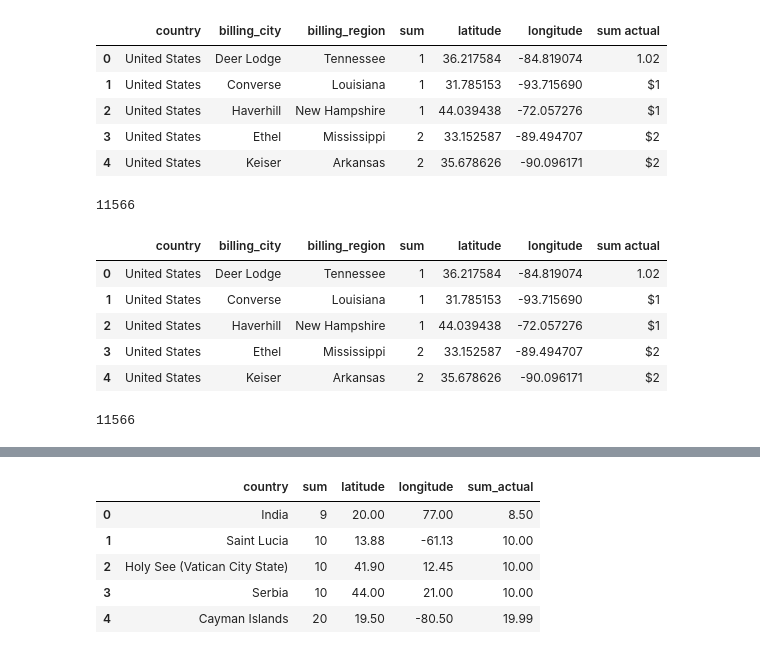
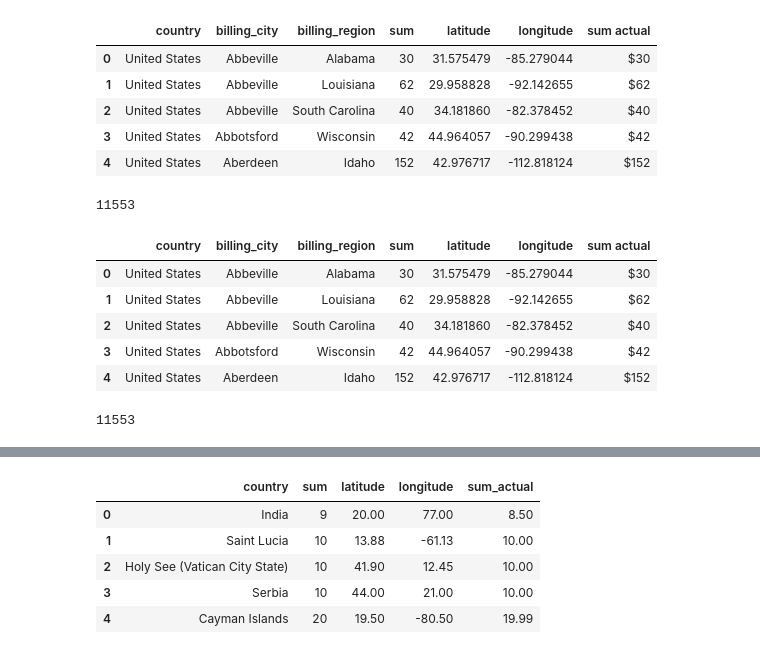
Before and after one commit to linnearice/Vitamin_Ventures, a Jupyter notebook: IPYNB/Plots for US Cities Map and World Country Map.ipynb, the cells around one changed output, grey strips where cells are left out. Drawn from its saved outputs; the diff is of its cells as text; code cells hidden in the pictures.

Commit message:
Update jupyter notebook and data files #12 and #13

```diff
--- a/IPYNB/Plots for US Cities Map and World Country Map.ipynb
+++ b/IPYNB/Plots for US Cities Map and World Country Map.ipynb
@@ -10,33 +10,33 @@ import plotly.figure_factory as ff
 
 py.offline.init_notebook_mode(connected=True)
 # %%
-df = pd.read_csv('us_cities_with_lat_lon.csv')
+df = pd.read_csv('../Data/us_cities_with_lat_lon.csv')
 df.head()
 # %% [output]
 |  | country | billing_city | billing_region | sum | latitude | longitude | sum actual |
-| 0 | United States | Deer Lodge | Tennessee | 1 | 36.217584 | -84.819074 | 1.02 |
-| 1 | United States | Converse | Louisiana | 1 | 31.785153 | -93.715690 | $1 |
-| 2 | United States | Haverhill | New Hampshire | 1 | 44.039438 | -72.057276 | $1 |
-| 3 | United States | Ethel | Mississippi | 2 | 33.152587 | -89.494707 | $2 |
-| 4 | United States | Keiser | Arkansas | 2 | 35.678626 | -90.096171 | $2 |
+| 0 | United States | Abbeville | Alabama | 30 | 31.575479 | -85.279044 | $30 |
+| 1 | United States | Abbeville | Louisiana | 62 | 29.958828 | -92.142655 | $62 |
+| 2 | United States | Abbeville | South Carolina | 40 | 34.181860 | -82.378452 | $40 |
+| 3 | United States | Abbotsford | Wisconsin | 42 | 44.964057 | -90.299438 | $42 |
+| 4 | United States | Aberdeen | Idaho | 152 | 42.976717 | -112.818124 | $152 |
 # %%
 len(df)
 # %% [output]
-11566
+11553
 # %%
 df_sales=df.loc[df['sum'] >= 1]
 df_sales.head()
 # %% [output]
 |  | country | billing_city | billing_region | sum | latitude | longitude | sum actual |
-| 0 | United States | Deer Lodge | Tennessee | 1 | 36.217584 | -84.819074 | 1.02 |
-| 1 | United States | Converse | Louisiana | 1 | 31.785153 | -93.715690 | $1 |
-| 2 | United States | Haverhill | New Hampshire | 1 | 44.039438 | -72.057276 | $1 |
-| 3 | United States | Ethel | Mississippi | 2 | 33.152587 | -89.494707 | $2 |
-| 4 | United States | Keiser | Arkansas | 2 | 35.678626 | -90.096171 | $2 |
+| 0 | United States | Abbeville | Alabama | 30 | 31.575479 | -85.279044 | $30 |
+| 1 | United States | Abbeville | Louisiana | 62 | 29.958828 | -92.142655 | $62 |
+| 2 | United States | Abbeville | South Carolina | 40 | 34.181860 | -82.378452 | $40 |
+| 3 | United States | Abbotsford | Wisconsin | 42 | 44.964057 | -90.299438 | $42 |
+| 4 | United States | Aberdeen | Idaho | 152 | 42.976717 | -112.818124 | $152 |
 # %%
 len(df_sales)
 # %% [output]
-11566
+11553
 # %%
 df_sales['text'] = df_sales['billing_city'] + ', ' + df_sales['billing_region'] + '  $' +  df_sales['sum'].astype(str)
 
```
Also changed, not shown: parts of 12 cells of this notebook, 11 other files.
